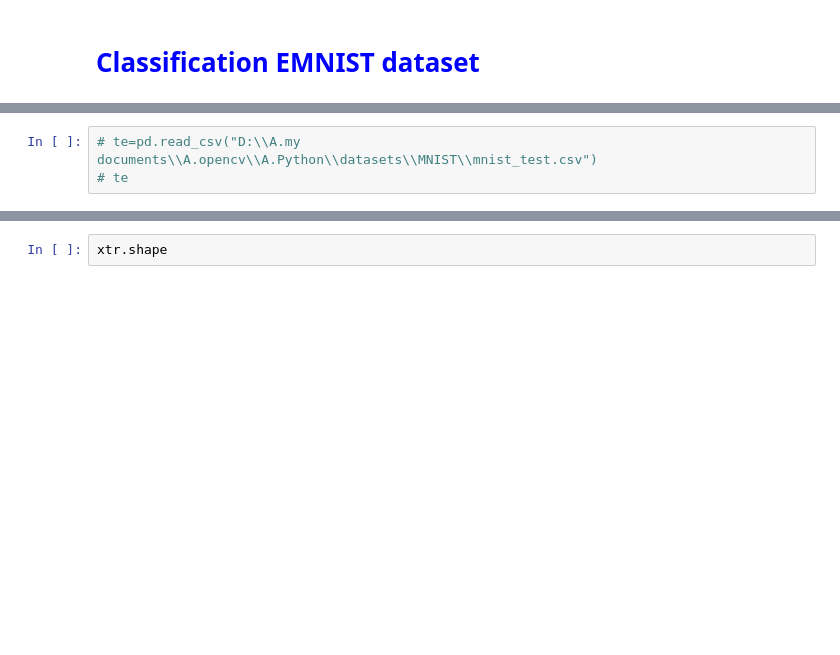
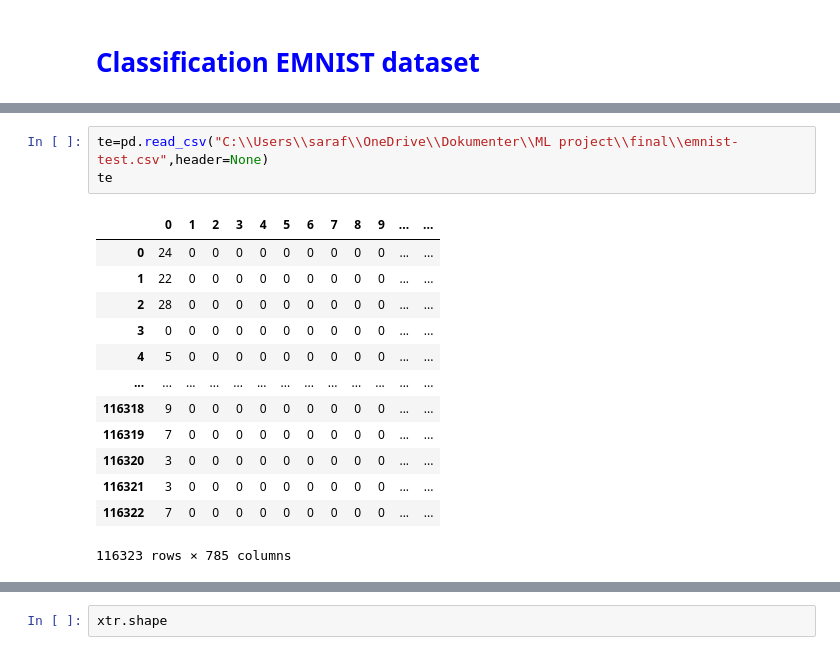
Before and after one commit to Rezas84/Random-forest, a Jupyter notebook: MNIST_random_forest.ipynb, the cells around one changed output, grey strips where cells are left out. Saved outputs shown, nothing was run; the diff lists cells and outputs as text; blank space fills up the shorter version.

```diff
--- a/MNIST_random_forest.ipynb
+++ b/MNIST_random_forest.ipynb
@@ -39,7 +39,21 @@ tr
 | 239999 | 0 | 0 | 0 | 0 | 0 | 0 | 0 | 0 | 0 | 0 | ... | ... |
 240000 rows × 785 columns
 # %%
-# te=pd.read_csv("D:\\A.my documents\\A.opencv\\A.Python\\datasets\\MNIST\\mnist_test.csv")
-# te
+te=pd.read_csv("C:\\Users\\saraf\\OneDrive\\Dokumenter\\ML project\\final\\emnist-test.csv",header=None)
+te
+# %% [output]
+|  | 0 | 1 | 2 | 3 | 4 | 5 | 6 | 7 | 8 | 9 | ... | ... |
+| 0 | 24 | 0 | 0 | 0 | 0 | 0 | 0 | 0 | 0 | 0 | ... | ... |
+| 1 | 22 | 0 | 0 | 0 | 0 | 0 | 0 | 0 | 0 | 0 | ... | ... |
+| 2 | 28 | 0 | 0 | 0 | 0 | 0 | 0 | 0 | 0 | 0 | ... | ... |
+| 3 | 0 | 0 | 0 | 0 | 0 | 0 | 0 | 0 | 0 | 0 | ... | ... |
+| 4 | 5 | 0 | 0 | 0 | 0 | 0 | 0 | 0 | 0 | 0 | ... | ... |
+| ... | ... | ... | ... | ... | ... | ... | ... | ... | ... | ... | ... | ... |
+| 116318 | 9 | 0 | 0 | 0 | 0 | 0 | 0 | 0 | 0 | 0 | ... | ... |
+| 116319 | 7 | 0 | 0 | 0 | 0 | 0 | 0 | 0 | 0 | 0 | ... | ... |
+| 116320 | 3 | 0 | 0 | 0 | 0 | 0 | 0 | 0 | 0 | 0 | ... | ... |
+| 116321 | 3 | 0 | 0 | 0 | 0 | 0 | 0 | 0 | 0 | 0 | ... | ... |
+| 116322 | 7 | 0 | 0 | 0 | 0 | 0 | 0 | 0 | 0 | 0 | ... | ... |
+116323 rows × 785 columns
 # %%
 x_train=tr.drop(tr.columns[[0]],axis=1)
```
Also changed, not shown: parts of 20 cells of this notebook.
